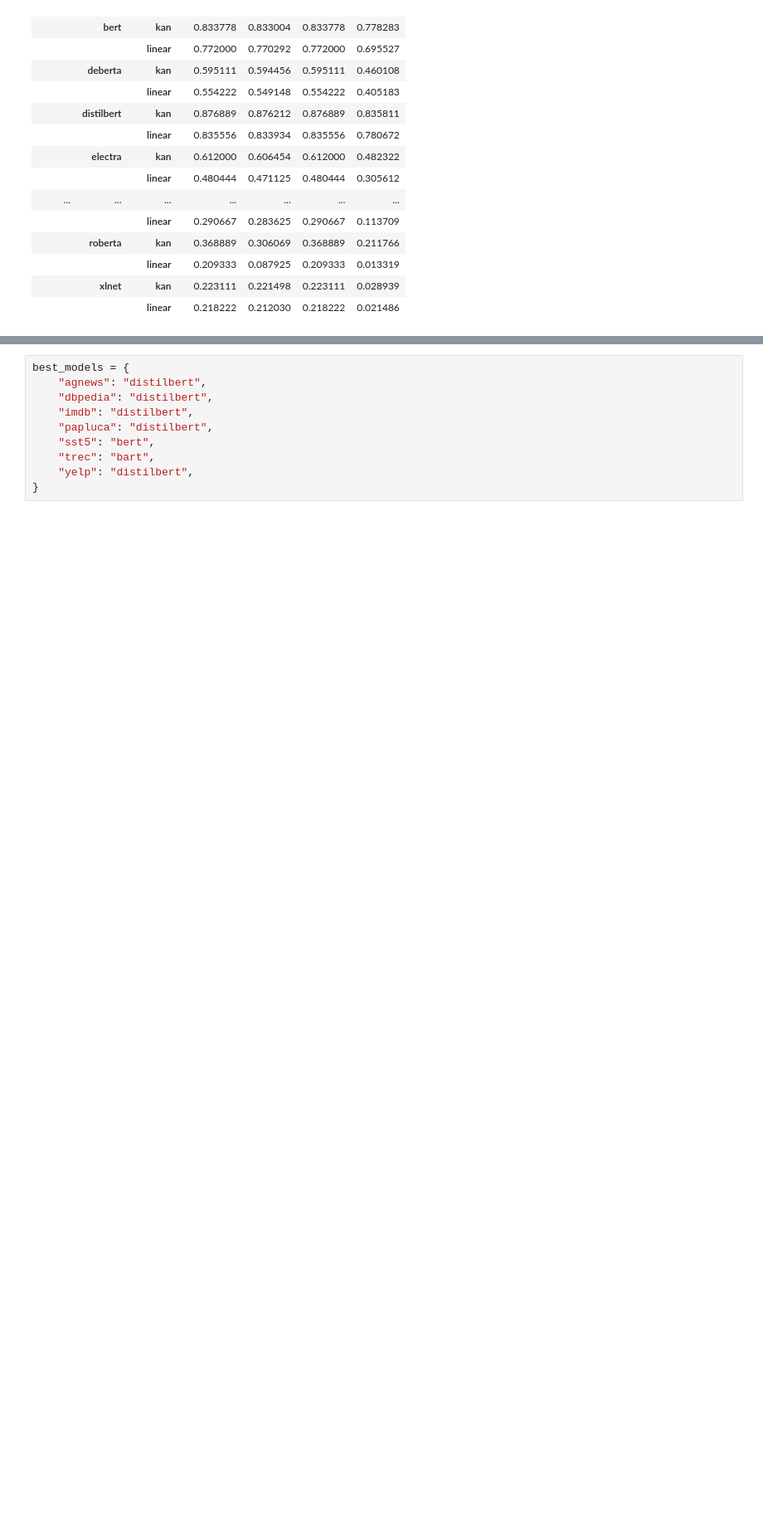
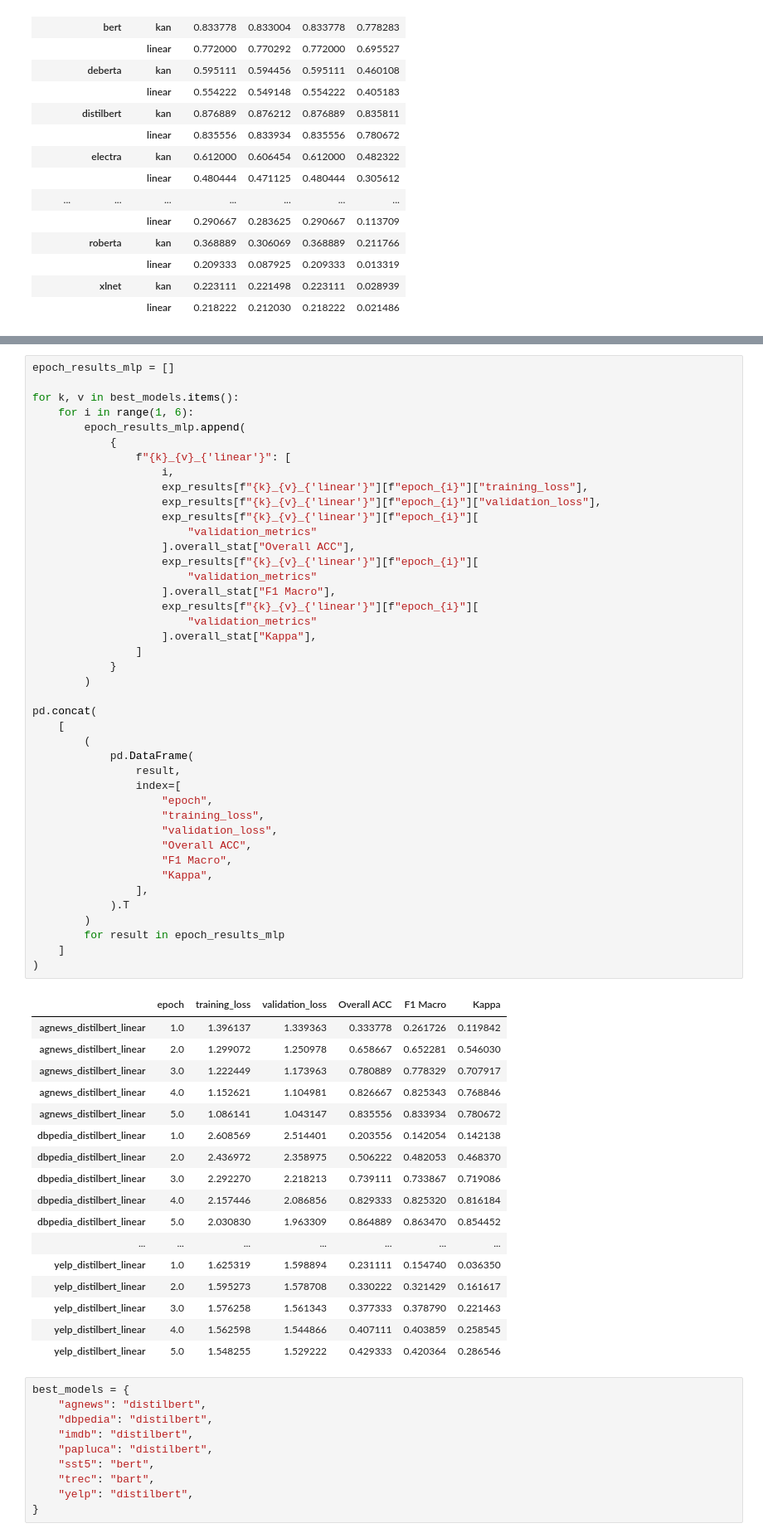
Before and after one commit to abdalimran/FR-KAN-Text-Classification, a Jupyter notebook: results.ipynb, the cells around one changed output, grey strips where cells are left out. Shown at 83% size. Drawn from its saved outputs; the diff is of its cells as text; blank space fills up the shorter version.

```diff
--- a/results.ipynb
+++ b/results.ipynb
@@ -108,3 +178,63 @@ overall_results
+# %%
+epoch_results_mlp = []
+
+for k, v in best_models.items():
+    for i in range(1, 6):
+        epoch_results_mlp.append(
+            {
+                f"{k}_{v}_{'linear'}": [
+                    i,
+                    exp_results[f"{k}_{v}_{'linear'}"][f"epoch_{i}"]["training_loss"],
+                    exp_results[f"{k}_{v}_{'linear'}"][f"epoch_{i}"]["validation_loss"],
+                    exp_results[f"{k}_{v}_{'linear'}"][f"epoch_{i}"][
+                        "validation_metrics"
+                    ].overall_stat["Overall ACC"],
+                    exp_results[f"{k}_{v}_{'linear'}"][f"epoch_{i}"][
+                        "validation_metrics"
+                    ].overall_stat["F1 Macro"],
+                    exp_results[f"{k}_{v}_{'linear'}"][f"epoch_{i}"][
+                        "validation_metrics"
+                    ].overall_stat["Kappa"],
+                ]
+            }
+        )
+
+pd.concat(
+    [
+        (
+            pd.DataFrame(
+                result,
+                index=[
+                    "epoch",
+                    "training_loss",
+                    "validation_loss",
+                    "Overall ACC",
+                    "F1 Macro",
+                    "Kappa",
+                ],
+            ).T
+        )
+        for result in epoch_results_mlp
+    ]
+)
+# %% [output]
+|  | epoch | training_loss | validation_loss | Overall ACC | F1 Macro | Kappa |
+| agnews_distilbert_linear | 1.0 | 1.396137 | 1.339363 | 0.333778 | 0.261726 | 0.119842 |
+| agnews_distilbert_linear | 2.0 | 1.299072 | 1.250978 | 0.658667 | 0.652281 | 0.546030 |
+| agnews_distilbert_linear | 3.0 | 1.222449 | 1.173963 | 0.780889 | 0.778329 | 0.707917 |
+| agnews_distilbert_linear | 4.0 | 1.152621 | 1.104981 | 0.826667 | 0.825343 | 0.768846 |
+| agnews_distilbert_linear | 5.0 | 1.086141 | 1.043147 | 0.835556 | 0.833934 | 0.780672 |
+| dbpedia_distilbert_linear | 1.0 | 2.608569 | 2.514401 | 0.203556 | 0.142054 | 0.142138 |
+| dbpedia_distilbert_linear | 2.0 | 2.436972 | 2.358975 | 0.506222 | 0.482053 | 0.468370 |
+| dbpedia_distilbert_linear | 3.0 | 2.292270 | 2.218213 | 0.739111 | 0.733867 | 0.719086 |
+| dbpedia_distilbert_linear | 4.0 | 2.157446 | 2.086856 | 0.829333 | 0.825320 | 0.816184 |
+| dbpedia_distilbert_linear | 5.0 | 2.030830 | 1.963309 | 0.864889 | 0.863470 | 0.854452 |
+| ... | ... | ... | ... | ... | ... | ... |
+| yelp_distilbert_linear | 1.0 | 1.625319 | 1.598894 | 0.231111 | 0.154740 | 0.036350 |
+| yelp_distilbert_linear | 2.0 | 1.595273 | 1.578708 | 0.330222 | 0.321429 | 0.161617 |
+| yelp_distilbert_linear | 3.0 | 1.576258 | 1.561343 | 0.377333 | 0.378790 | 0.221463 |
+| yelp_distilbert_linear | 4.0 | 1.562598 | 1.544866 | 0.407111 | 0.403859 | 0.258545 |
+| yelp_distilbert_linear | 5.0 | 1.548255 | 1.529222 | 0.429333 | 0.420364 | 0.286546 |
 # %%
 best_models = {
     "agnews": "distilbert",
```
Also changed, not shown: parts of 4 cells of this notebook, 5 other files.
